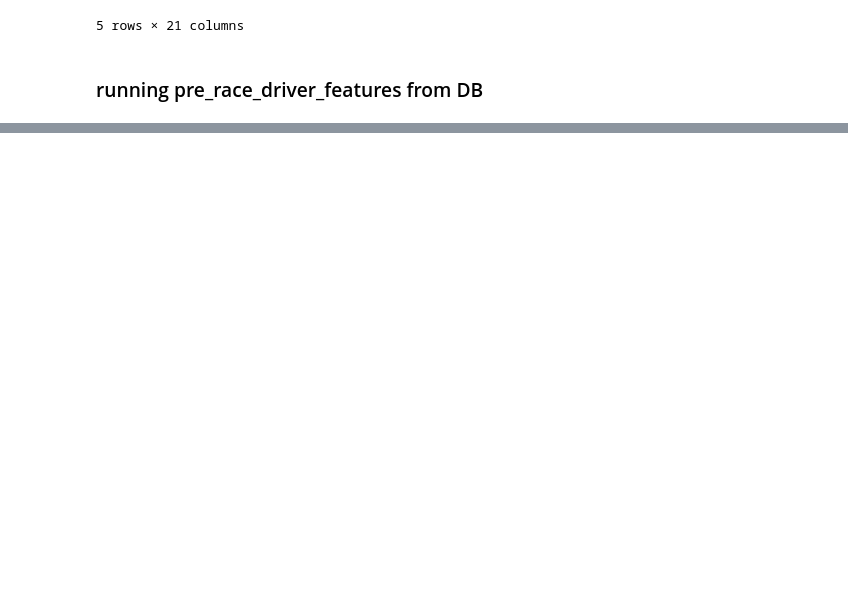
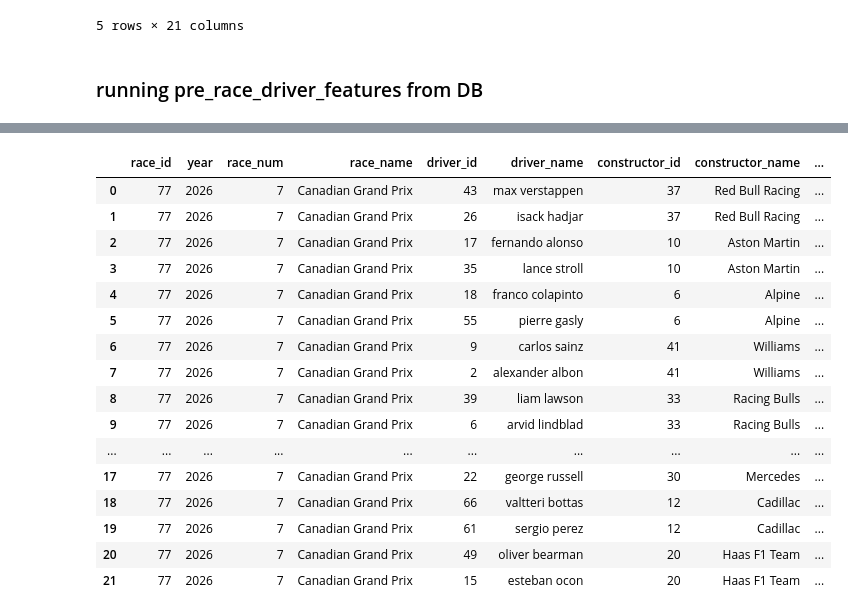
Before and after one commit to jguptil1/F1Fantasy, a Jupyter notebook: src/ingestion/database_testing.ipynb, the cells around one changed output, grey strips where cells are left out. Saved outputs shown, nothing was run; the diff lists cells and outputs as text; code cells hidden in the pictures; blank space fills up the shorter version.

Commit message:
current week features added

```diff
--- a/src/ingestion/database_testing.ipynb
+++ b/src/ingestion/database_testing.ipynb
@@ -992,0 +993,8 @@ res
+# %%
+with duckdb.connect(DATABASE_PATH) as con:
+    print(con.execute("""
+        SELECT race_id, year, driver_name, constructor_name, constructor_id
+        FROM fact_driver_race
+        WHERE constructor_id IS NULL
+        LIMIT 20
+    """).df())
@@ -1479,0 +1496,82 @@ fdr.head(40)
+# %%
+def current_week_testing():
+    with duckdb.connect(DATABASE_PATH, read_only=True) as con:
+        result = con.execute("""
+        WITH target_race AS (
+            SELECT *
+            FROM dim_race
+            WHERE year = 2026
+            AND race_num = 7
+        ),
+        active_driver_prices AS (
+            SELECT
+                year,
+                race,
+                driver,
+                price
+            FROM stage_driver_price_table
+            WHERE year = 2026
+            AND race = 7
+        ),
+        latest_history AS (
+            SELECT *
+            FROM pre_race_driver_features
+            QUALIFY ROW_NUMBER() OVER (
+                PARTITION BY driver_id
+                ORDER BY race_id DESC
+            ) = 1
+        )
+        SELECT
+            tr.race_id,
+            tr.year,
+            tr.race_num,
+            tr.race_name,
+            d.driver_id,
+            d.driver_name,
+            c.constructor_id,
+            c.constructor_name,
+            p.price,
+
+            -- carry/lagged features
+            h.points_last_5_avg,
+            h.ppm_last_5,
+            h.momentum,
+            h.teammate_points_last5,
+            h.teammate_delta_last5,
+
+            -- upcoming race unknowns
+            NULL AS fantasy_points
+        FROM target_race tr
+        JOIN active_driver_prices p
+            ON tr.year = p.year
+        AND tr.race_num = p.race
+        JOIN dim_driver d
+            ON p.driver = d.driver_name
+        LEFT JOIN latest_history h
+            ON d.driver_id = h.driver_id
+        LEFT JOIN dim_constructor c
+            ON h.constructor_id = c.constructor_id;
+        """).df()
+    return result
+
+
+current_week = current_week_testing()
+current_week.head(30)
+# %% [output]
+|  | race_id | year | race_num | race_name | driver_id | driver_name | constructor_id | constructor_name | ... |
+| 0 | 77 | 2026 | 7 | Canadian Grand Prix | 43 | max verstappen | 37 | Red Bull Racing | ... |
+| 1 | 77 | 2026 | 7 | Canadian Grand Prix | 26 | isack hadjar | 37 | Red Bull Racing | ... |
+| 2 | 77 | 2026 | 7 | Canadian Grand Prix | 17 | fernando alonso | 10 | Aston Martin | ... |
+| 3 | 77 | 2026 | 7 | Canadian Grand Prix | 35 | lance stroll | 10 | Aston Martin | ... |
+| 4 | 77 | 2026 | 7 | Canadian Grand Prix | 18 | franco colapinto | 6 | Alpine | ... |
+| 5 | 77 | 2026 | 7 | Canadian Grand Prix | 55 | pierre gasly | 6 | Alpine | ... |
+| 6 | 77 | 2026 | 7 | Canadian Grand Prix | 9 | carlos sainz | 41 | Williams | ... |
+| 7 | 77 | 2026 | 7 | Canadian Grand Prix | 2 | alexander albon | 41 | Williams | ... |
+| 8 | 77 | 2026 | 7 | Canadian Grand Prix | 39 | liam lawson | 33 | Racing Bulls | ... |
+| 9 | 77 | 2026 | 7 | Canadian Grand Prix | 6 | arvid lindblad | 33 | Racing Bulls | ... |
+| ... | ... | ... | ... | ... | ... | ... | ... | ... | ... |
+| 17 | 77 | 2026 | 7 | Canadian Grand Prix | 22 | george russell | 30 | Mercedes | ... |
+| 18 | 77 | 2026 | 7 | Canadian Grand Prix | 66 | valtteri bottas | 12 | Cadillac | ... |
+| 19 | 77 | 2026 | 7 | Canadian Grand Prix | 61 | sergio perez | 12 | Cadillac | ... |
+| 20 | 77 | 2026 | 7 | Canadian Grand Prix | 49 | oliver bearman | 20 | Haas F1 Team | ... |
+| 21 | 77 | 2026 | 7 | Canadian Grand Prix | 15 | esteban ocon | 20 | Haas F1 Team | ... |
```
Also changed, not shown: parts of 11 cells of this notebook, 6 other files.
